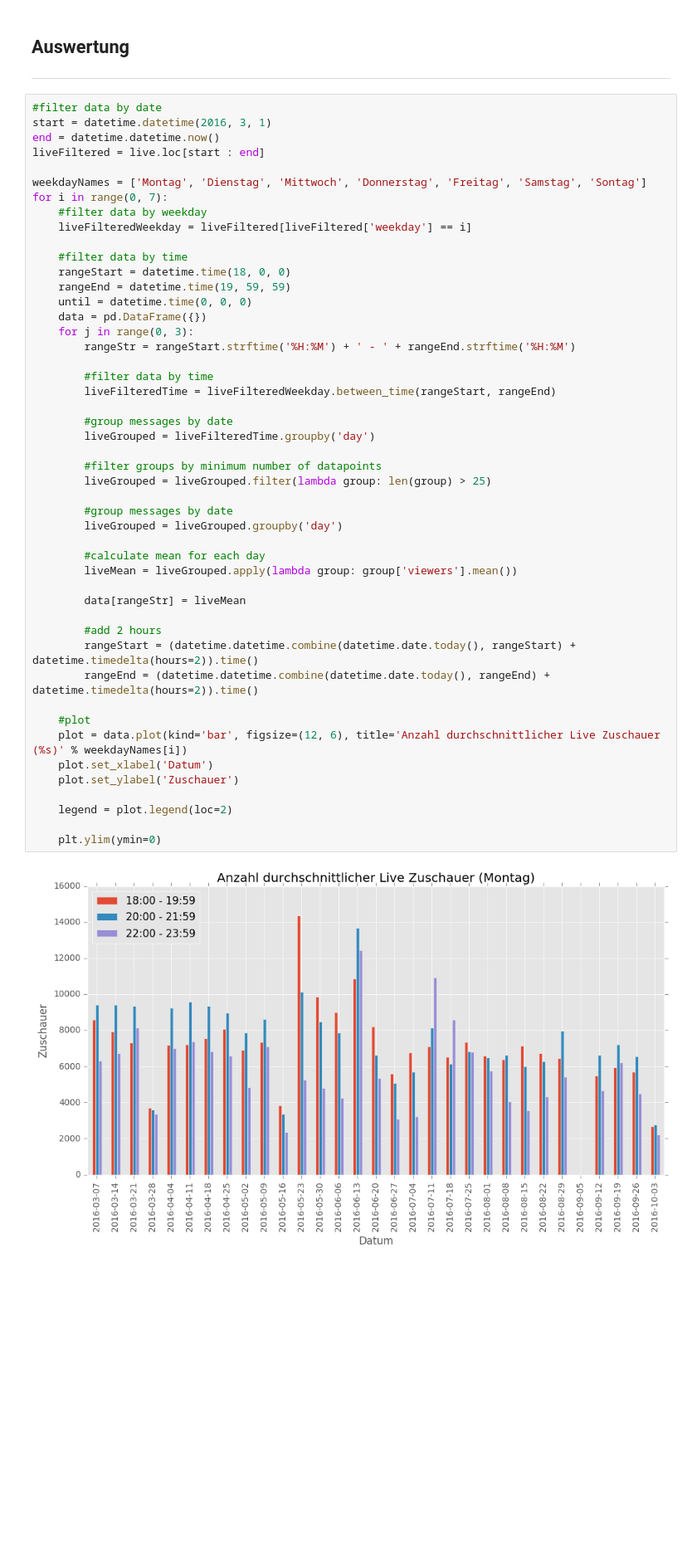
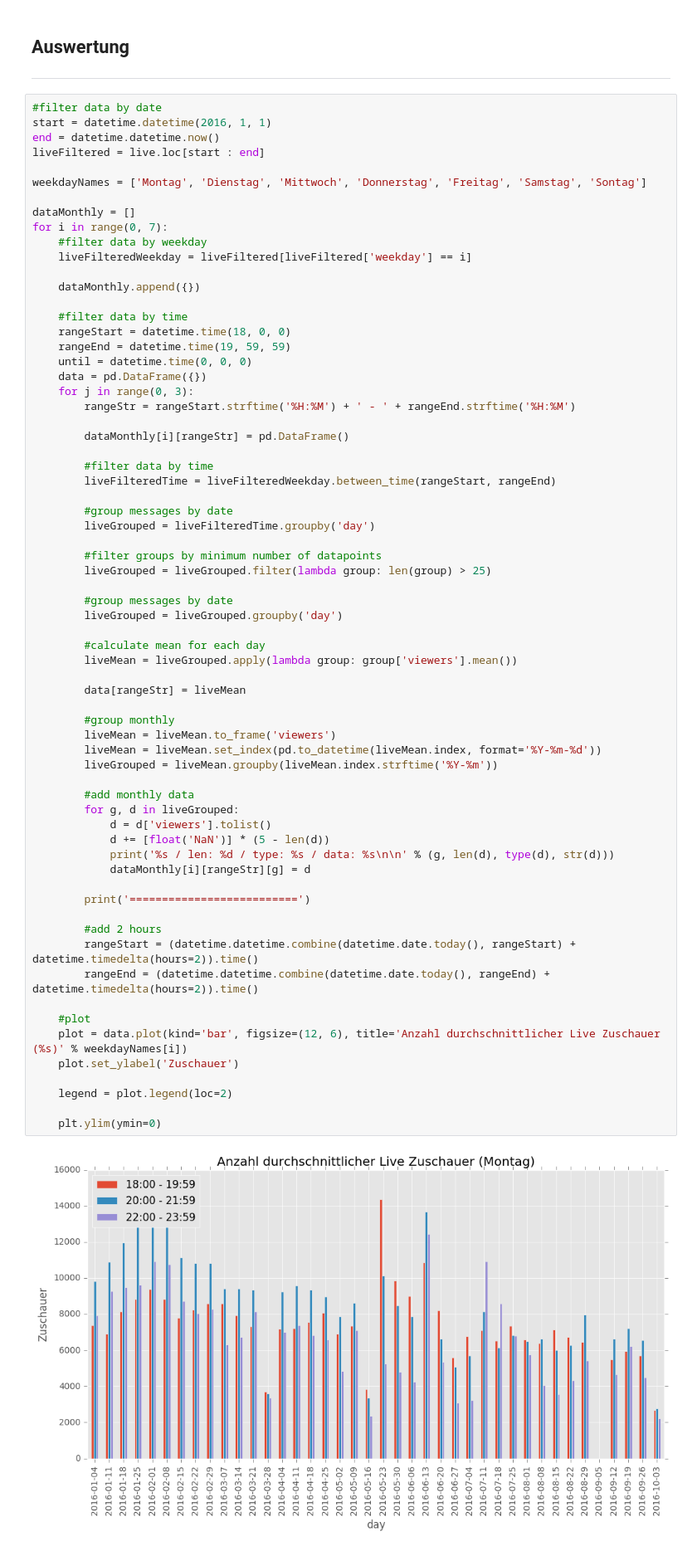
Before and after one commit to rbtvstats/rbtvstats, a Jupyter notebook: notebooks/live_weekdays.ipynb, the cells around one changed output. Shown at 83% size. Drawn from its saved outputs; the diff is of its cells as text; blank space fills up the shorter version.

```diff
--- a/notebooks/live_weekdays.ipynb
+++ b/notebooks/live_weekdays.ipynb
@@ -32,14 +32,18 @@ live['weekday'] = live.index.dayofweek
 ___
 # %%
 #filter data by date
-start = datetime.datetime(2016, 3, 1)
+start = datetime.datetime(2016, 1, 1)
 end = datetime.datetime.now()
 liveFiltered = live.loc[start : end]
 
 weekdayNames = ['Montag', 'Dienstag', 'Mittwoch', 'Donnerstag', 'Freitag', 'Samstag', 'Sontag']
+
+dataMonthly = []
 for i in range(0, 7):
     #filter data by weekday
     liveFilteredWeekday = liveFiltered[liveFiltered['weekday'] == i]
+
+    dataMonthly.append({})
 
     #filter data by time
     rangeStart = datetime.time(18, 0, 0)
@@ -48,35 +52,50 @@ for i in range(0, 7):
     data = pd.DataFrame({})
     for j in range(0, 3):
         rangeStr = rangeStart.strftime('%H:%M') + ' - ' + rangeEnd.strftime('%H:%M')
+
+        dataMonthly[i][rangeStr] = pd.DataFrame()
 
         #filter data by time
         liveFilteredTime = liveFilteredWeekday.between_time(rangeStart, rangeEnd)
 
         #group messages by date
         liveGrouped = liveFilteredTime.groupby('day')
 
         #filter groups by minimum number of datapoints
         liveGrouped = liveGrouped.filter(lambda group: len(group) > 25)
 
         #group messages by date
         liveGrouped = liveGrouped.groupby('day')
 
         #calculate mean for each day
         liveMean = liveGrouped.apply(lambda group: group['viewers'].mean())
 
         data[rangeStr] = liveMean
 
+        #group monthly
+        liveMean = liveMean.to_frame('viewers')
+        liveMean = liveMean.set_index(pd.to_datetime(liveMean.index, format='%Y-%m-%d'))
+        liveGrouped = liveMean.groupby(liveMean.index.strftime('%Y-%m'))
+
+        #add monthly data
+        for g, d in liveGrouped:
+            d = d['viewers'].tolist()
+            d += [float('NaN')] * (5 - len(d))
+            print('%s / len: %d / type: %s / data: %s\n\n' % (g, len(d), type(d), str(d)))
+            dataMonthly[i][rangeStr][g] = d
+
+        print('==========================')
+
         #add 2 hours
         rangeStart = (datetime.datetime.combine(datetime.date.today(), rangeStart) + datetime.timedelta(hours=2)).time()
         rangeEnd = (datetime.datetime.combine(datetime.date.today(), rangeEnd) + datetime.timedelta(hours=2)).time()
 
     #plot
     plot = data.plot(kind='bar', figsize=(12, 6), title='Anzahl durchschnittlicher Live Zuschauer (%s)' % weekdayNames[i])
-    plot.set_xlabel('Datum')
     plot.set_ylabel('Zuschauer')
 
     legend = plot.legend(loc=2)
 
     plt.ylim(ymin=0)
 # %% [output]
-[figure, old version]
+[figure, new version]
```
Also changed, not shown: parts of 2 cells of this notebook.
